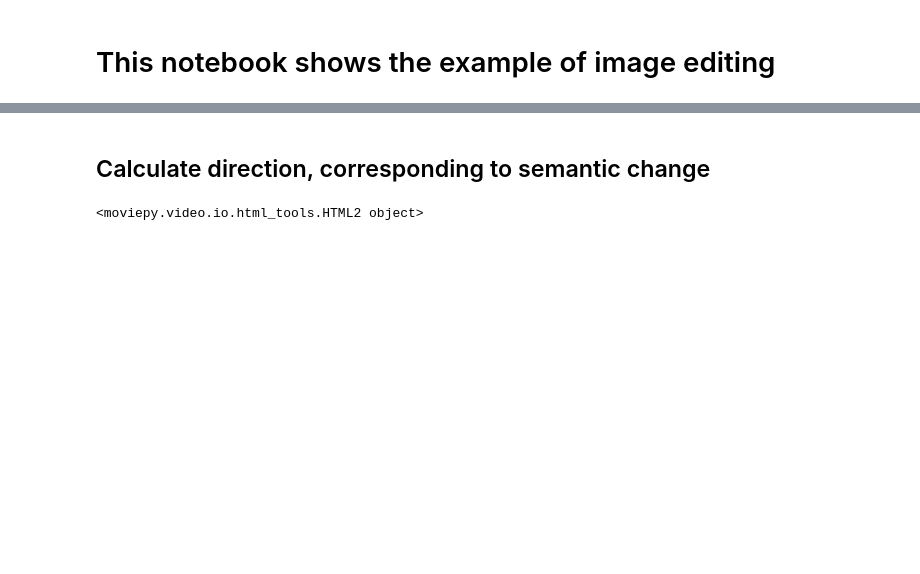
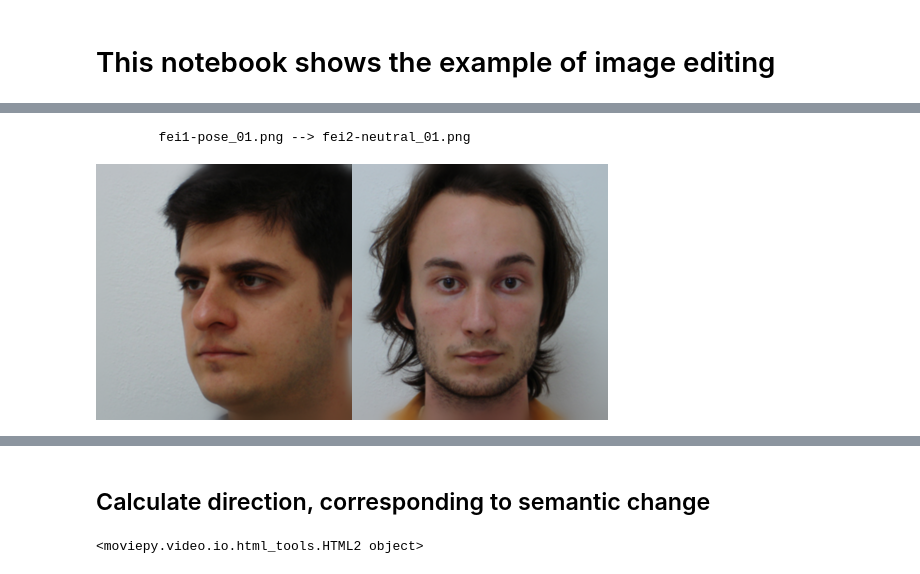
Before and after one commit to Andre6o6/stylegan-editing, a Jupyter notebook: StyleGAN_edit_images.ipynb, the cells around one changed output, grey strips where cells are left out. Drawn from its saved outputs; the diff is of its cells as text; code cells hidden in the pictures; blank space fills up the shorter version.

```diff
--- a/StyleGAN_edit_images.ipynb
+++ b/StyleGAN_edit_images.ipynb
@@ -93,0 +115,24 @@ display(Image.fromarray(g).resize((256,256)))
+# %%
+import ipywidgets as widgets
+
+if feature is None:
+    feature = "pose"
+
+img_list = os.listdir("aligned_images/")
+input_picker = widgets.Dropdown(options=img_list)
+exemplar_picker = widgets.Dropdown(options=img_list)
+
+print("Choose exemplar image, from which feature will be transfered:")
+display(exemplar_picker)
+print("Choose your target image for feature transfer:")
+display(input_picker)
+
+caption = widgets.Label(value=f"{feature} transfer: y --> x")
+
+def handle_selection_change(change):
+    caption.value = f"{feature} transfer: {exemplar_picker.value} --> {input_picker.value}"
+
+exemplar_picker.observe(handle_selection_change, names='value')
+input_picker.observe(handle_selection_change, names='value')
+
+display(caption)
@@ -93,0 +145,9 @@ display(Image.fromarray(g).resize((256,256)))
+# %%
+print(f"\t{exemplar_picker.value} --> {input_picker.value}")
+paths = ["aligned_images/"+x for x in [exemplar_picker.value, input_picker.value]]
+imgs = [Image.open(x).resize((256,256)) for x in paths]
+imgs_comb = np.hstack( [np.asarray(x) for x in imgs] )
+display(Image.fromarray(imgs_comb))
+# %% [output]
+        fei1-pose_01.png --> fei2-neutral_01.png
+[figure, added]
```
Also changed, not shown: parts of 20 cells of this notebook.
